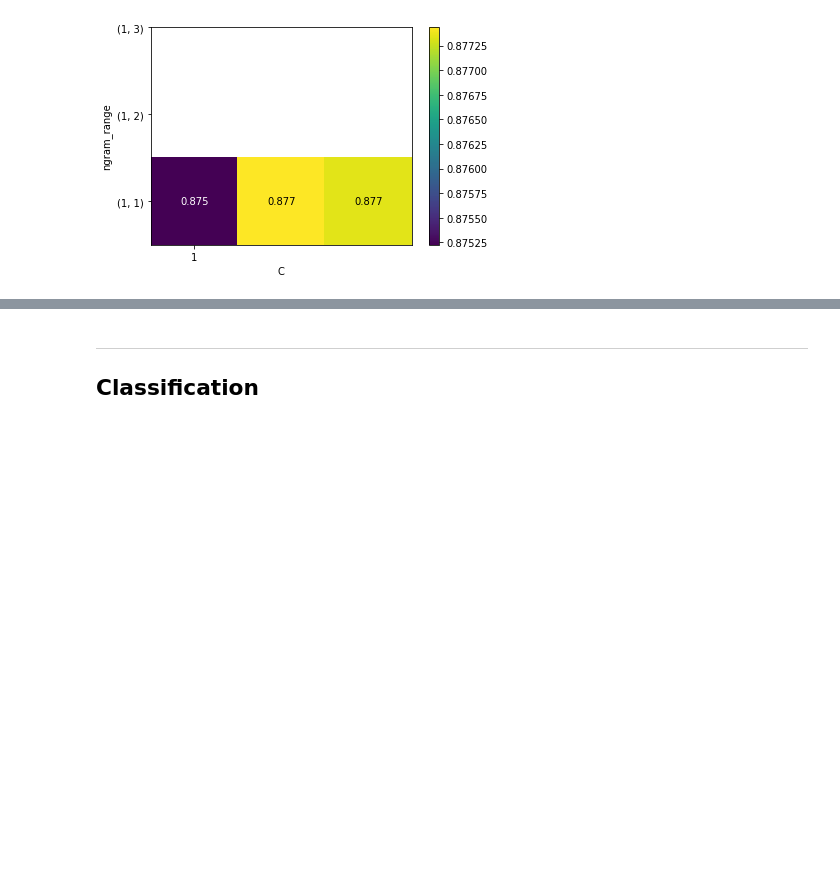
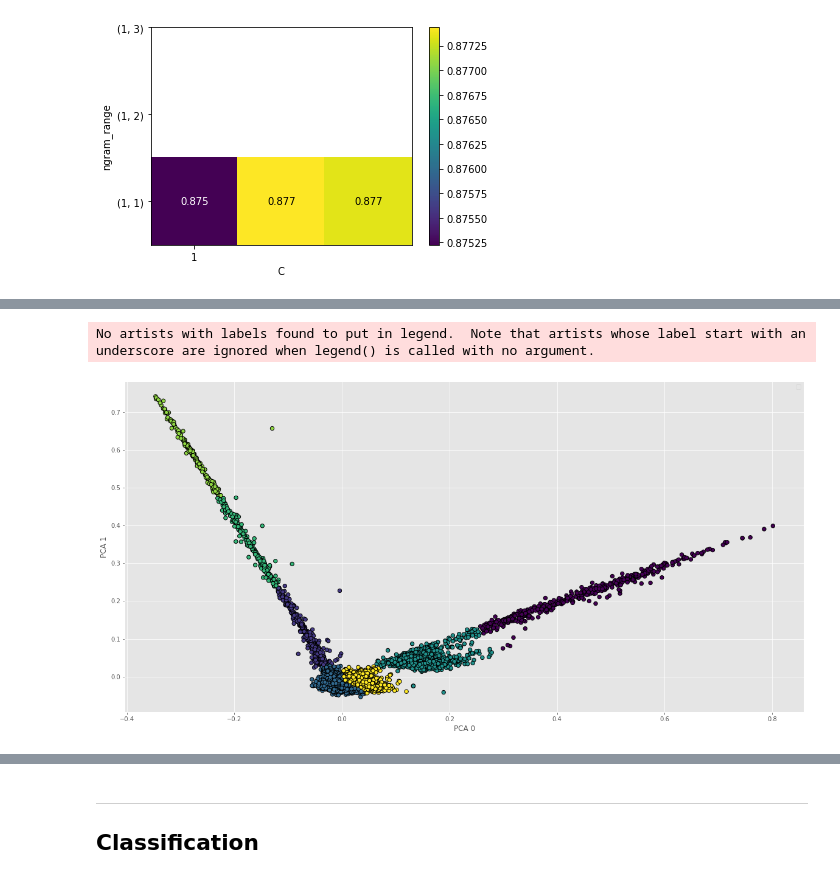
Before and after one commit to MartinRybergLaude/dm1590-project, a Jupyter notebook: newspapers.ipynb, the cells around one changed output, grey strips where cells are left out. Drawn from its saved outputs; the diff is of its cells as text; code cells hidden in the pictures; blank space fills up the shorter version.

```diff
--- a/newspapers.ipynb
+++ b/newspapers.ipynb
@@ -299,0 +336,21 @@ Judging by the elbow graph, a reasonable cluster pick seems to be five. By utili
+# %%
+ward_model = AgglomerativeClustering(n_clusters=n_clusters)
+
+ward_predicted = ward_model.fit_predict(Y_sklearn)
+
+plt.style.use('ggplot')
+
+fig, ax = plt.subplots()
+fig.set_size_inches(20, 10)
+
+# Plot the transformed data and color code by cluster prediction
+plt.scatter(Y_sklearn[:, 0], Y_sklearn[:, 1],
+            c=ward_predicted, s=40, cmap='viridis', linewidths=1, edgecolors='black')
+
+ax.legend()
+plt.xlabel("PCA 0")
+plt.ylabel("PCA 1")
+plt.show()
+# %% [output]
+No artists with labels found to put in legend.  Note that artists whose label start with an underscore are ignored when legend() is called with no argument.
+[figure, added]
```
Also changed, not shown: parts of 17 cells of this notebook.
